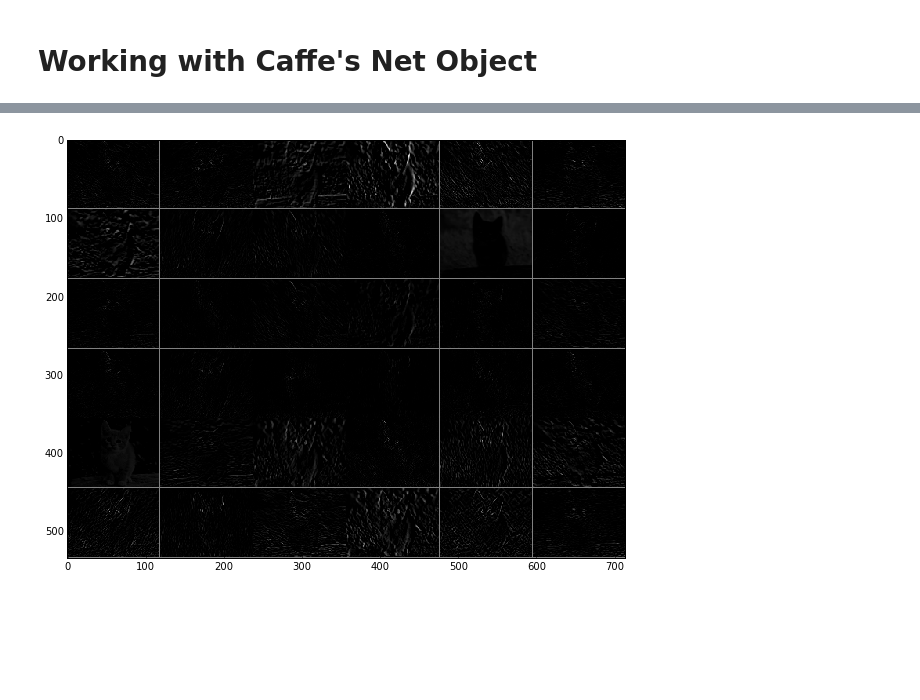
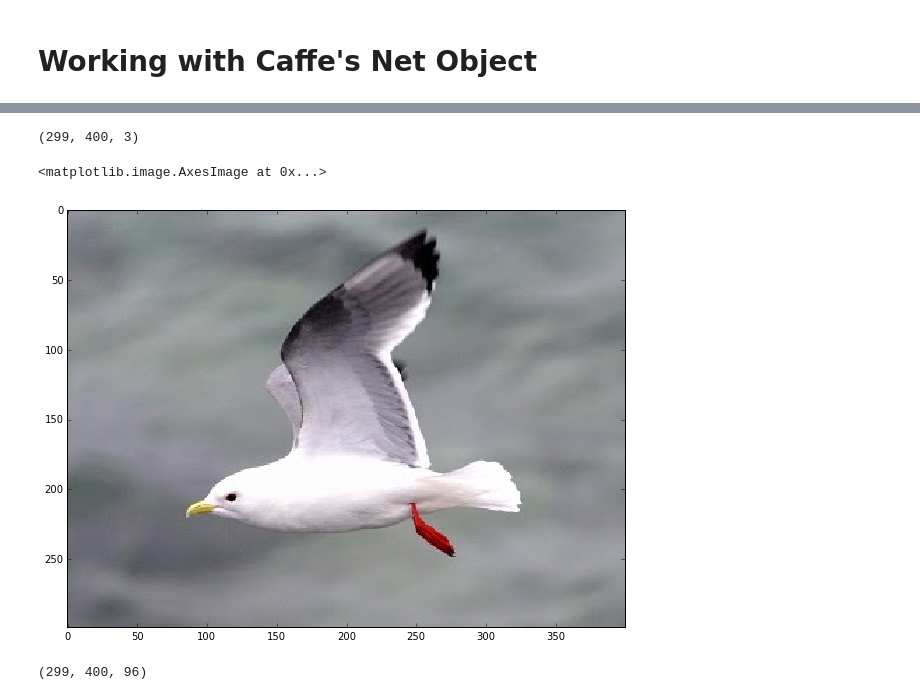
Before and after one commit to yassersouri/fast-bird-part-localization, a Jupyter notebook: experiments.ipynb, the cells around one changed output, grey strips where cells are left out. Cells and saved outputs as stored; diff of their text form; code cells hidden in the pictures; blank space fills up the shorter version.

```diff
--- a/experiments.ipynb
+++ b/experiments.ipynb
@@ -45,2 +46,2 @@ dh = cnn_utils.DeepHelper()
 # %%
-img = caffe.io.load_image('/home/ipl/installs/caffe/examples/images/cat.jpg')
+img = caffe.io.load_image('/home/ipl/datasets/CUB-200-2011/CUB_200_2011/CUB_200_2011/images/084.Red_legged_Kittiwake/Red_Legged_Kittiwake_0062_795434.jpg')
@@ -78,5 +48,9 @@ vis_square(filters.transpose(0, 2, 3, 1))
-# %%
-feat = dh.net.blobs['conv1'].data[0, :36]
-vis_square(feat, padval=0.5)
-# %% [output]
-[figure, removed]
+# %%
+img.shape
+# %% [output]
+(299, 400, 3)
+# %%
+plt.imshow(img)
+# %% [output]
+<matplotlib.image.AxesImage at 0x...>
+[figure, added]
@@ -82,0 +59,4 @@ vis_square(feat, padval=0.5)
+# %%
+dh.feats['conv1'].shape
+# %% [output]
+(299, 400, 96)
```
Also changed, not shown: parts of 10 cells of this notebook.
